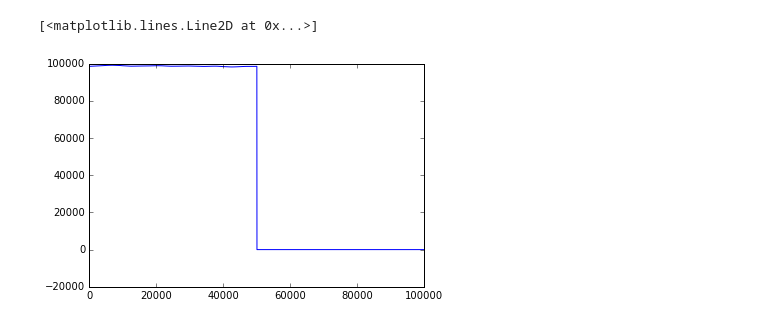
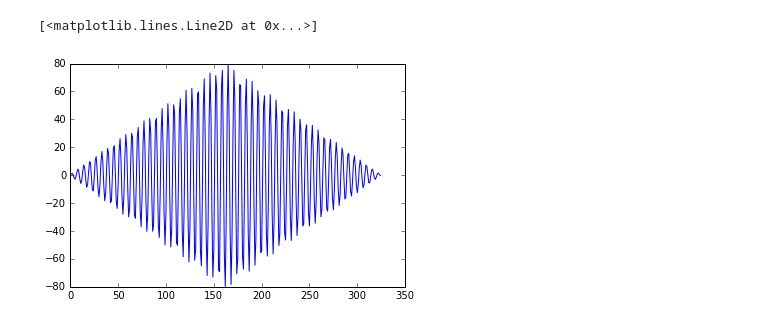
Before and after one commit to mbeyeler/pulse2percept, a Jupyter notebook: examples/notebooks/fftconvolve-cuda.ipynb, the cells around one changed output. Saved outputs shown, nothing was run; the diff lists cells and outputs as text; code cells hidden in the pictures.

```diff
--- a/examples/notebooks/fftconvolve-cuda.ipynb
+++ b/examples/notebooks/fftconvolve-cuda.ipynb
@@ -173,5 +0,0 @@ plt.plot(cpu_out)
-# %%
-plt.plot(inv_gpu.get())
-# %% [output]
-[<matplotlib.lines.Line2D at 0x...>]
-[figure, removed]
@@ -177,0 +14,13 @@ plt.plot(inv_gpu.get())
+# %%
+t = np.arange(163)
+x1 = np.cos(t)
+x2 = np.sin(t)
+
+# shape after convolution
+shape = x1.shape[-1] + x2.shape[-1] - 1
+# %%
+y_scipy = fftconvolve(x1, x2)
+plt.plot(y_scipy)
+# %% [output]
+[<matplotlib.lines.Line2D at 0x...>]
+[figure, added]
```
Also changed, not shown: parts of 39 cells of this notebook.
